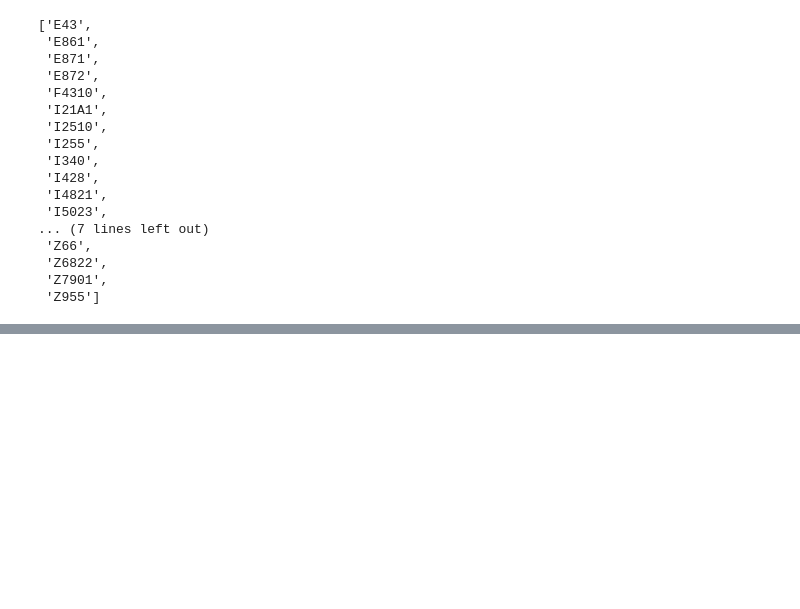
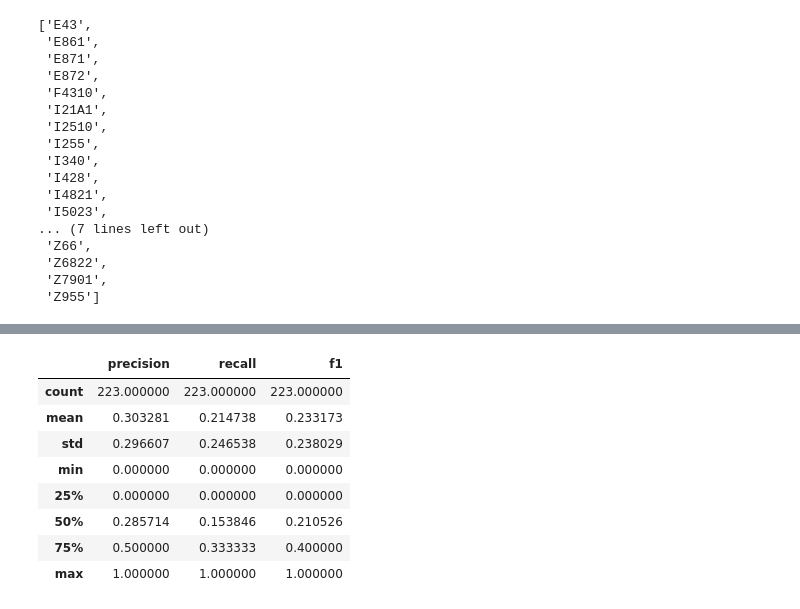
Before and after one commit to bfdykstra/icd-10-coding, a Jupyter notebook: server/notebooks/build_summary_train_embeddings.ipynb, the cells around one changed output, grey strips where cells are left out. Saved outputs shown, nothing was run; the diff lists cells and outputs as text; code cells hidden in the pictures; blank space fills up the shorter version.

```diff
--- a/server/notebooks/build_summary_train_embeddings.ipynb
+++ b/server/notebooks/build_summary_train_embeddings.ipynb
@@ -240,0 +336,12 @@ sorted(codes[0])
+# %%
+validation_results[['precision', 'recall', 'f1']].describe()
+# %% [output]
+|  | precision | recall | f1 |
+| count | 223.000000 | 223.000000 | 223.000000 |
+| mean | 0.303281 | 0.214738 | 0.233173 |
+| std | 0.296607 | 0.246538 | 0.238029 |
+| min | 0.000000 | 0.000000 | 0.000000 |
+| 25% | 0.000000 | 0.000000 | 0.000000 |
+| 50% | 0.285714 | 0.153846 | 0.210526 |
+| 75% | 0.500000 | 0.333333 | 0.400000 |
+| max | 1.000000 | 1.000000 | 1.000000 |
```
Also changed, not shown: parts of 16 cells of this notebook, 2 other files.
